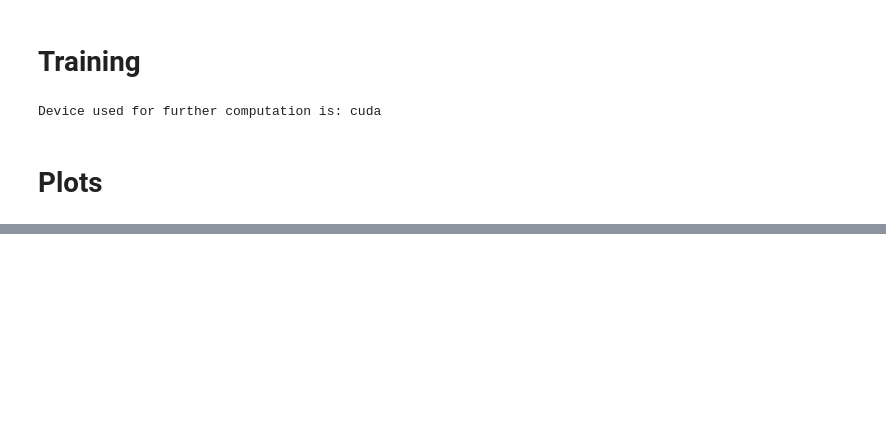
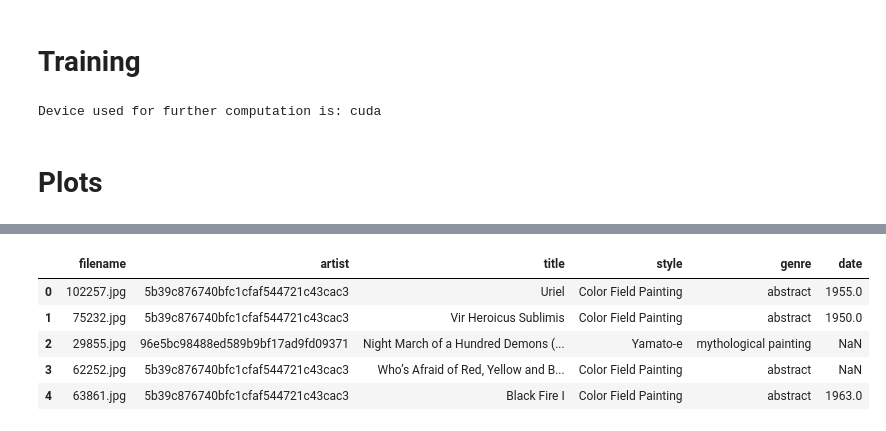
Before and after one commit to Jvenich/DeepVisionProject, a Jupyter notebook: mnist_inn.ipynb, the cells around one changed output, grey strips where cells are left out. Drawn from its saved outputs; the diff is of its cells as text; code cells hidden in the pictures; blank space fills up the shorter version.

```diff
--- a/mnist_inn.ipynb
+++ b/mnist_inn.ipynb
@@ -75,0 +102,14 @@ npimg (3, 92, 92)
+# %%
+import pandas as pd
+from shutil import move
+import os
+
+df = pd.read_csv('./train_info.csv')
+df.head()
+# %% [output]
+|  | filename | artist | title | style | genre | date |
+| 0 | 102257.jpg | 5b39c876740bfc1cfaf544721c43cac3 | Uriel | Color Field Painting | abstract | 1955.0 |
+| 1 | 75232.jpg | 5b39c876740bfc1cfaf544721c43cac3 | Vir Heroicus Sublimis | Color Field Painting | abstract | 1950.0 |
+| 2 | 29855.jpg | 96e5bc98488ed589b9bf17ad9fd09371 | Night March of a Hundred Demons (... | Yamato-e | mythological painting | NaN |
+| 3 | 62252.jpg | 5b39c876740bfc1cfaf544721c43cac3 | Who’s Afraid of Red, Yellow and B... | Color Field Painting | abstract | NaN |
+| 4 | 63861.jpg | 5b39c876740bfc1cfaf544721c43cac3 | Black Fire I | Color Field Painting | abstract | 1963.0 |
```
Also changed, not shown: parts of 6 cells of this notebook, 4 other files.
